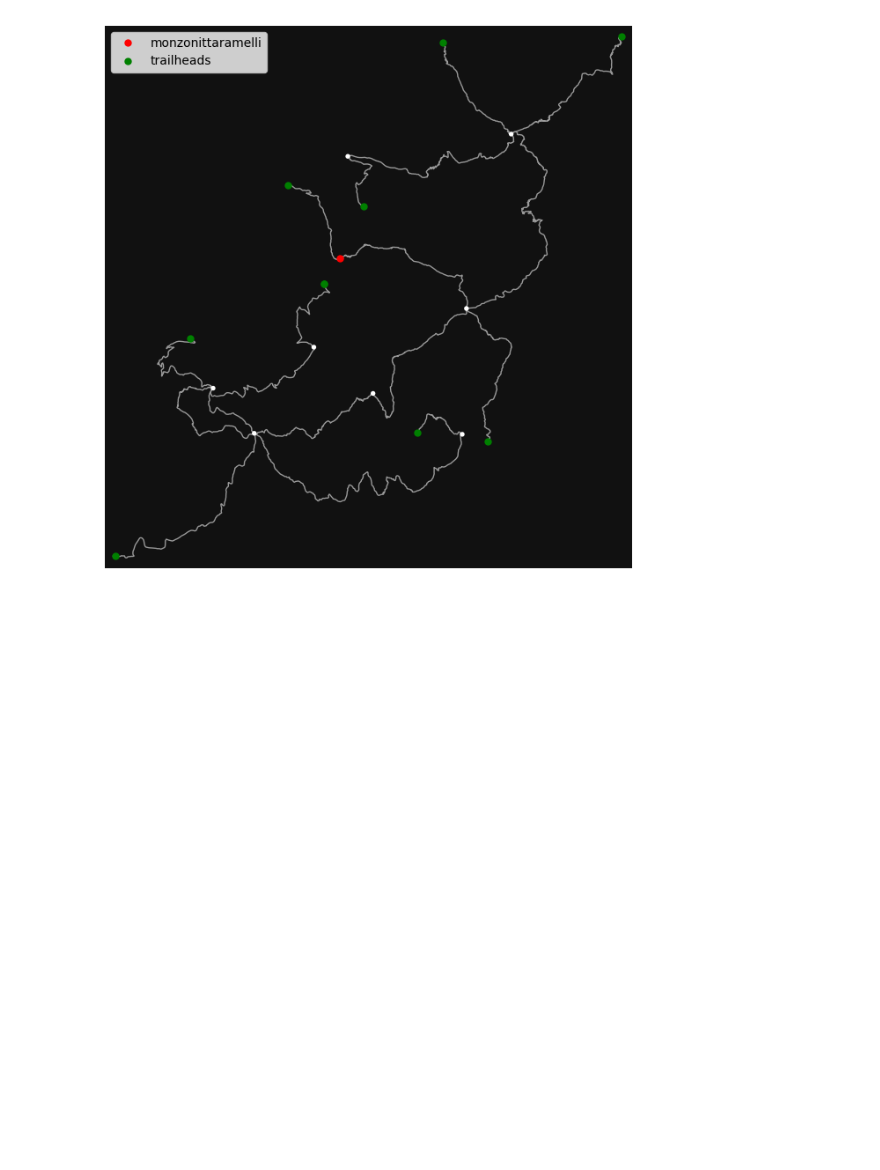
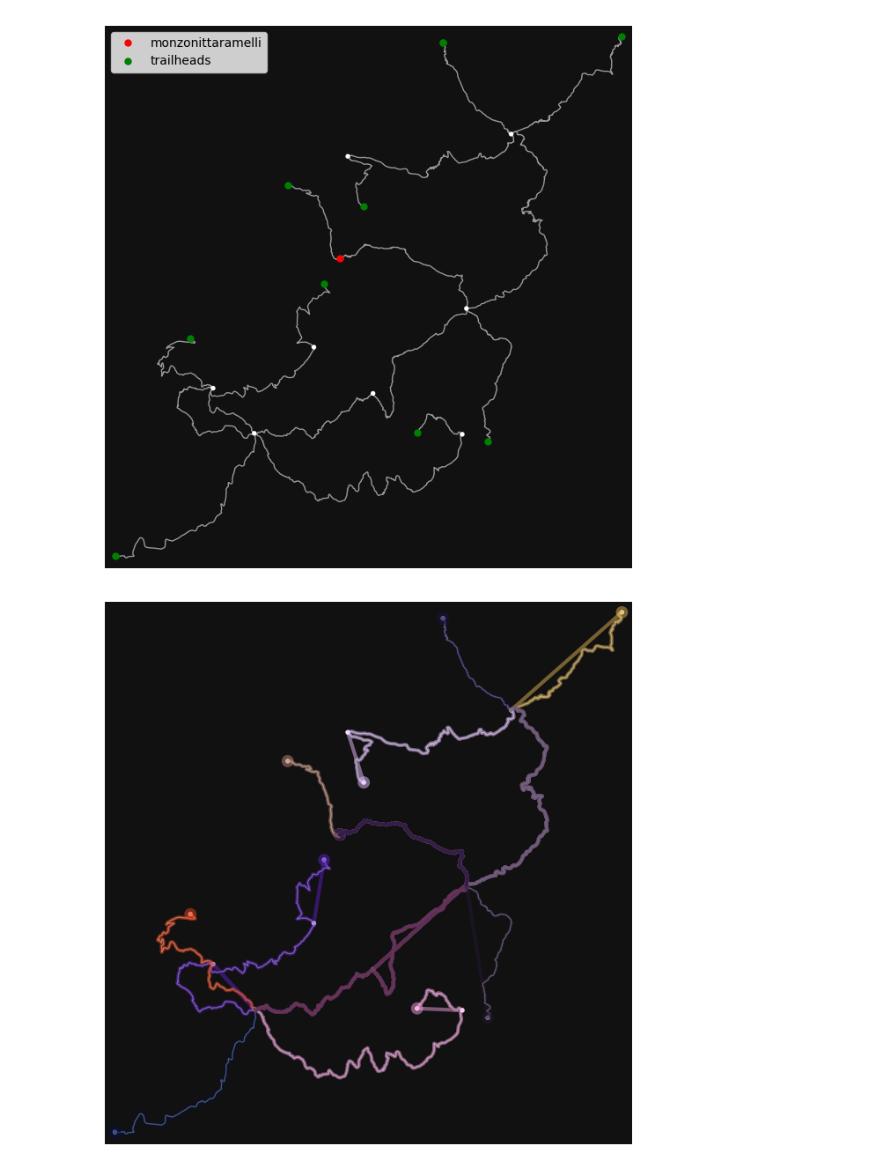
Before and after one commit to dclfbk/alpinehutsustainability, a Jupyter notebook: code/trails_to_huts.ipynb, the cells around one changed output. Saved outputs shown, nothing was run; the diff lists cells and outputs as text; code cells hidden in the pictures; blank space fills up the shorter version.

```diff
--- a/code/trails_to_huts.ipynb
+++ b/code/trails_to_huts.ipynb
@@ -34,6 +34,7 @@ results_dir = '../data/graphs/'
 # %%
 # Load hut data for coordinates (in mcdm_analysis.ipynb can use merged_df)
 huts_gdf = gpd.read_file('../data/huts/huts_points.geojson')
+huts_gdf.drop(columns='posti_letto', inplace=True)
 huts_gdf = huts_gdf.to_crs(epsg=32632)
 
 # Load trails data
@@ -201,6 +190,18 @@ Analyze the accessibility via hiking trails of each hut:
 3. compute the shortest path to the hut from each trailhead (with length and elevation gain)
 
 Note: no need to create the graph, if present in ../data/graphs/ it will be loaded
+# %%
+# Create a dictionary mapping node IDs to trail numbers ('numero')
+node_to_trail = {}
+
+for idx, row in trails_gdf.iterrows():
+    # Map start and end nodes to the trail's numero
+    start_node = f'{idx}_start'
+    end_node = f'{idx}_end'
+    trail_numero = row['numero']
+
+    node_to_trail[start_node] = trail_numero
+    node_to_trail[end_node] = trail_numero
 # %%
 def find_nearest_node(huts_gdf, G):
     ''' Finds the nearest node in the graph for each hut.
@@ -299,11 +341,17 @@ def analysis(huts_gdf, G, save_subgraphs=False):
         hut_metrics[row['standard_name']] = {}
 
         for start_node, path in shortest_paths.items():
-            metrics = compute_path_metrics(subgraph, path)
-            hut_metrics[row['standard_name']][start_node] = {}
-            hut_metrics[row['standard_name']][start_node]['path'] = path
-            hut_metrics[row['standard_name']][start_node]['length'] = metrics['length']
-            hut_metrics[row['standard_name']][start_node]['elevation_gain'] = metrics['elevation_gain']
+            metrics = compute_path_metrics_with_time(subgraph, path)
+            hut_metrics[row['standard_name']][start_node] = {
+            'path': path,
+            'length': metrics['length'],
+            'elevation_gain': metrics['elevation_gain'],
+            'estimated_time': metrics['estimated_time']
+            }
+            # hut_metrics[row['standard_name']][start_node] = {}
+            # hut_metrics[row['standard_name']][start_node]['path'] = path
+            # hut_metrics[row['standard_name']][start_node]['length'] = metrics['length']
+            # hut_metrics[row['standard_name']][start_node]['elevation_gain'] = metrics['elevation_gain']
 
     if save_subgraphs:
         # Save all subgraphs at once
@@ -418,3 +467,10 @@ plt.legend()
 # %% [output]
 <matplotlib.legend.Legend at 0x...>
 [figure]
+# %%
+routes = [res[key]['path'] for key in res.keys()]
+colors = ["#{:06x}".format(random.randint(0, 0xFFFFFF)) for _ in routes]
+
+fig, ax = ox.plot_graph_routes(subgraph, routes, route_colors=colors, route_linewidths=3)
+# %% [output]
+[figure, added]
```
Also changed, not shown: parts of 18 cells of this notebook.
